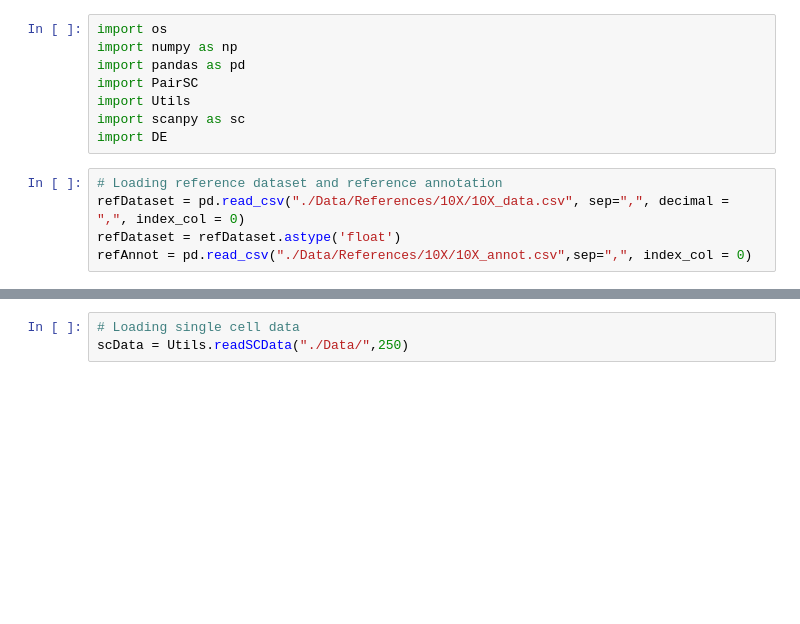
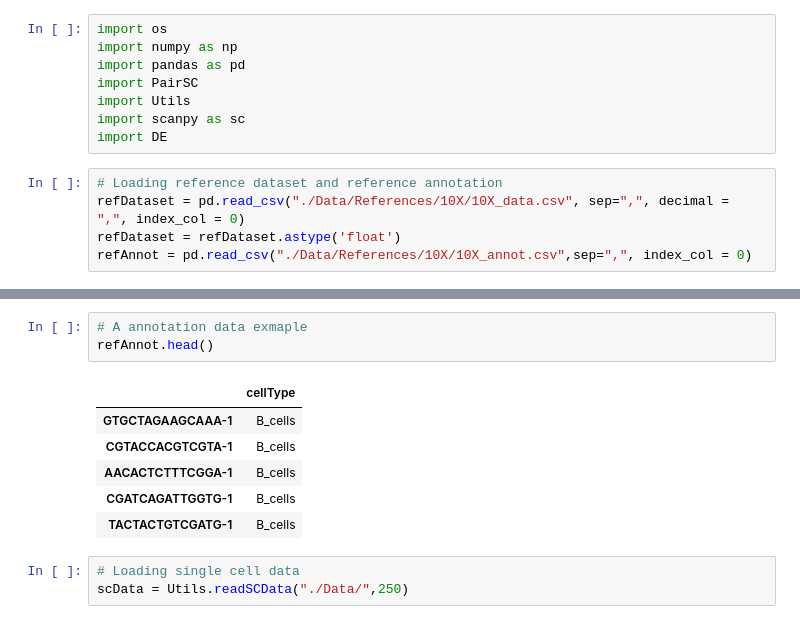
Before and after one commit to muratcemkose/PairSC, a Jupyter notebook: SampleNotebook.ipynb, the cells around one changed output, grey strips where cells are left out. Cells and saved outputs as stored; diff of their text form; blank space fills up the shorter version.

```diff
--- a/SampleNotebook.ipynb
+++ b/SampleNotebook.ipynb
@@ -14,3 +25,13 @@ refAnnot = pd.read_csv("./Data/References/10X/10X_annot.csv",sep=",", index_col
+# %%
+# A annotation data exmaple
+refAnnot.head()
+# %% [output]
+|  | cellType |
+| GTGCTAGAAGCAAA-1 | B_cells |
+| CGTACCACGTCGTA-1 | B_cells |
+| AACACTCTTTCGGA-1 | B_cells |
+| CGATCAGATTGGTG-1 | B_cells |
+| TACTACTGTCGATG-1 | B_cells |
 # %%
 # Loading single cell data
 scData = Utils.readSCData("./Data/",250)
```
Also changed, not shown: parts of 7 cells of this notebook.
